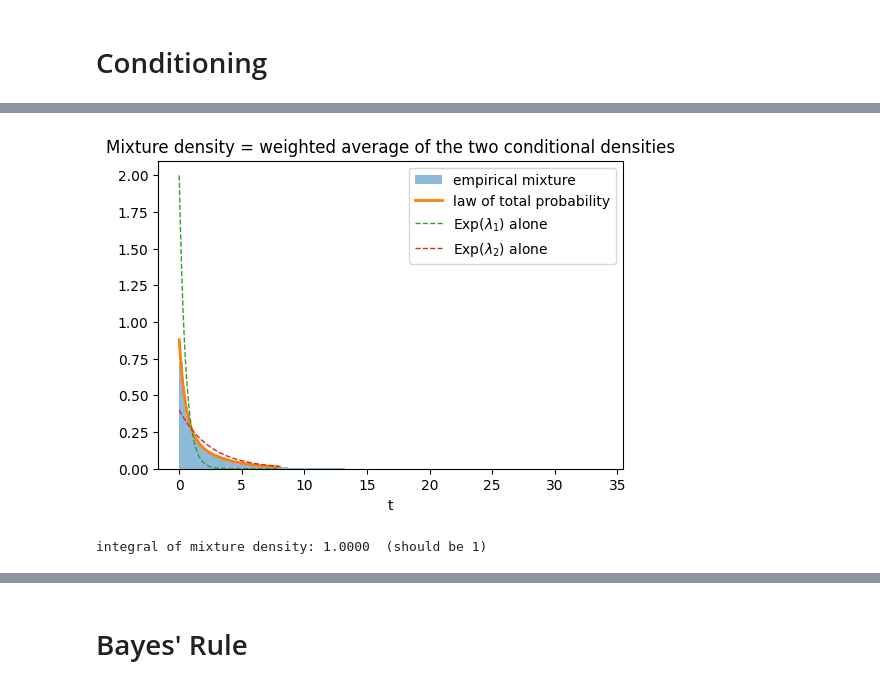
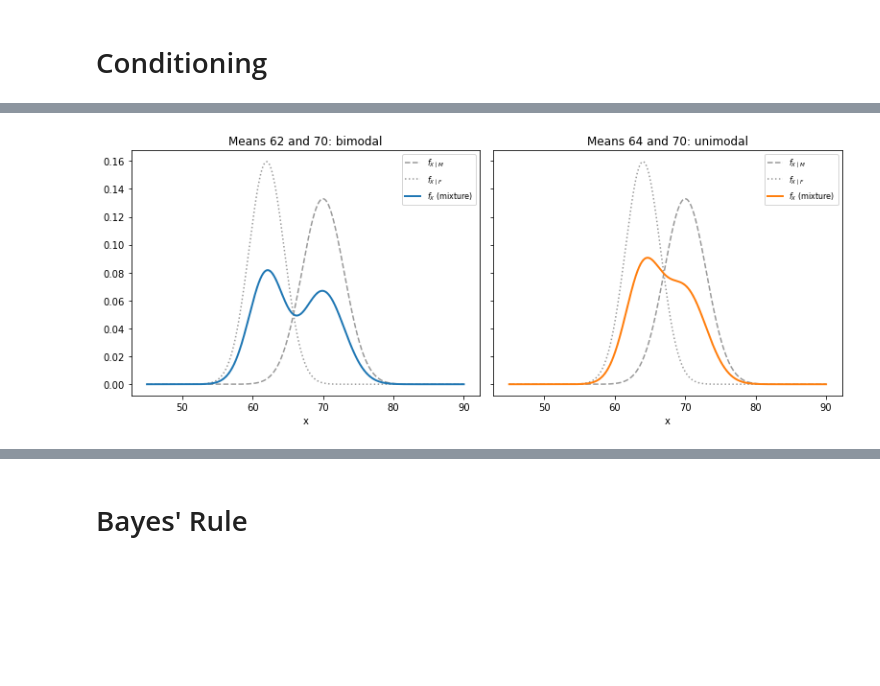
Before and after one commit to jamiehadd/Math-151-Probability, a Jupyter notebook: 08_conditioning-bayes-rule.ipynb, the cells around one changed output, grey strips where cells are left out. Cells and saved outputs as stored; diff of their text form; code cells hidden in the pictures; blank space fills up the shorter version.

```diff
--- a/08_conditioning-bayes-rule.ipynb
+++ b/08_conditioning-bayes-rule.ipynb
@@ -206,29 +160,57 @@ $$
-# %%
-# mixture-of-two-exponentials example
-p, lam1, lam2 = 0.3, 2.0, 0.4
-
-def f_mix(t):
-    return p*lam1*np.exp(-lam1*t) + (1-p)*lam2*np.exp(-lam2*t)
-
-N = 1_000_000
-machine = rng.random(N) < p
-T = np.where(machine, rng.exponential(1/lam1, N), rng.exponential(1/lam2, N))
-
-tt = np.linspace(0, 8, 400)
-plt.hist(T, bins=120, density=True, alpha=0.5, label="empirical mixture")
-plt.plot(tt, f_mix(tt), color="C1", lw=2, label="law of total probability")
-plt.plot(tt, lam1*np.exp(-lam1*tt), color="C2", lw=1, ls="--", label=r"$\mathrm{Exp}(\lambda_1)$ alone")
-plt.plot(tt, lam2*np.exp(-lam2*tt), color="C3", lw=1, ls="--", label=r"$\mathrm{Exp}(\lambda_2)$ alone")
-plt.legend()
-plt.xlabel("t")
-plt.title("Mixture density = weighted average of the two conditional densities")
-plt.show()
-
-check = integrate.quad(f_mix, 0, np.inf)[0]
-print(f"integral of mixture density: {check:.4f}  (should be 1)")
-# %% [output]
-[figure, removed]
-integral of mixture density: 1.0000  (should be 1)
+# %%
+# Gaussian mixture: bimodal vs. unimodal, depending on separation
+import numpy as np
+import matplotlib.pyplot as plt
+from scipy.stats import norm
+from scipy import integrate
+
+def mixture_pdf(x, p, mu1, s1, mu2, s2):
+    return p * norm.pdf(x, mu1, s1) + (1 - p) * norm.pdf(x, mu2, s2)
+
+# Case 1: well-separated means -> bimodal
+p, mu1, s1, mu2, s2 = 0.5, 70, 3, 62, 2.5
+
+# Case 2: same spreads, closer means -> unimodal
+mu1_close, mu2_close = 70, 64
+
+xs = np.linspace(45, 90, 2000)
+
+fig, axes = plt.subplots(1, 2, figsize=(11, 4.5), sharey=True)
+
+# --- Panel 1: bimodal case ---
+axes[0].plot(xs, norm.pdf(xs, mu1, s1), color="0.6", ls="--", label=r"$f_{X\mid M}$")
+axes[0].plot(xs, norm.pdf(xs, mu2, s2), color="0.6", ls=":", label=r"$f_{X\mid F}$")
+axes[0].plot(xs, mixture_pdf(xs, p, mu1, s1, mu2, s2), color="C0", lw=2, label=r"$f_X$ (mixture)")
+axes[0].set_title(f"Means {mu2} and {mu1}: bimodal")
+axes[0].legend(fontsize=8)
+axes[0].set_xlabel("x")
+
+# --- Panel 2: unimodal case ---
+axes[1].plot(xs, norm.pdf(xs, mu1_close, s1), color="0.6", ls="--", label=r"$f_{X\mid M}$")
+axes[1].plot(xs, norm.pdf(xs, mu2_close, s2), color="0.6", ls=":", label=r"$f_{X\mid F}$")
+axes[1].plot(xs, mixture_pdf(xs, p, mu1_close, s1, mu2_close, s2), color="C1", lw=2, label=r"$f_X$ (mixture)")
+axes[1].set_title(f"Means {mu2_close} and {mu1_close}: unimodal")
+axes[1].legend(fontsize=8)
+axes[1].set_xlabel("x")
+
+plt.tight_layout()
+plt.show()
+
+# --- Numerical checks ---
+# 1) mixture integrates to 1
+check1 = integrate.quad(lambda x: mixture_pdf(x, p, mu1, s1, mu2, s2), -np.inf, np.inf)[0]
+check2 = integrate.quad(lambda x: mixture_pdf(x, p, mu1_close, s1, mu2_close, s2), -np.inf, np.inf)[0]
+
+
+# 2) count local maxima (peaks) to confirm bimodal vs. unimodal numerically
+def count_modes(p, mu1, s1, mu2, s2, lo=45, hi=90, n=4000):
+    grid = np.linspace(lo, hi, n)
+    vals = mixture_pdf(grid, p, mu1, s1, mu2, s2)
+    d = np.diff(vals)
+    peaks = grid[1:-1][(d[:-1] > 0) & (d[1:] < 0)]
+    return peaks
+# %% [output]
+[figure, added]
 # %% [markdown]
 ## Conditioning One RV on Another
 
```
Also changed, not shown: parts of 23 cells of this notebook, 7 other files.
